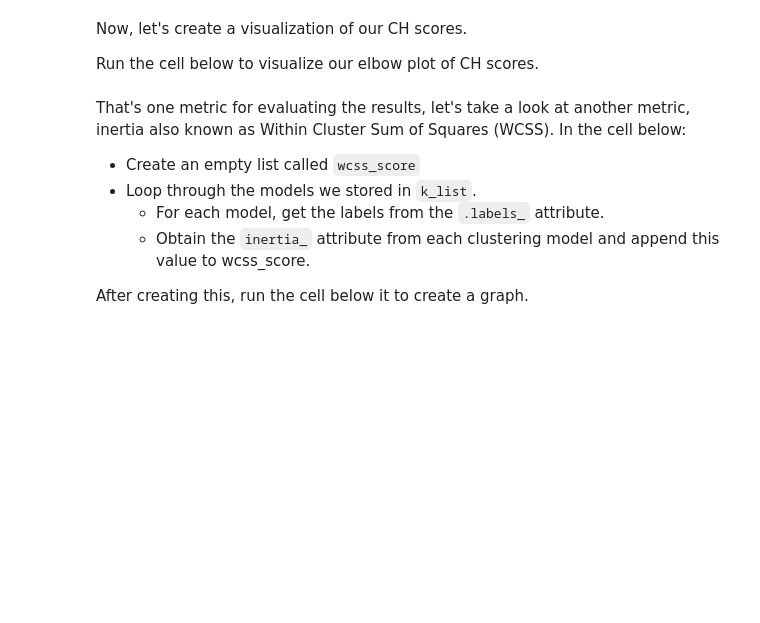
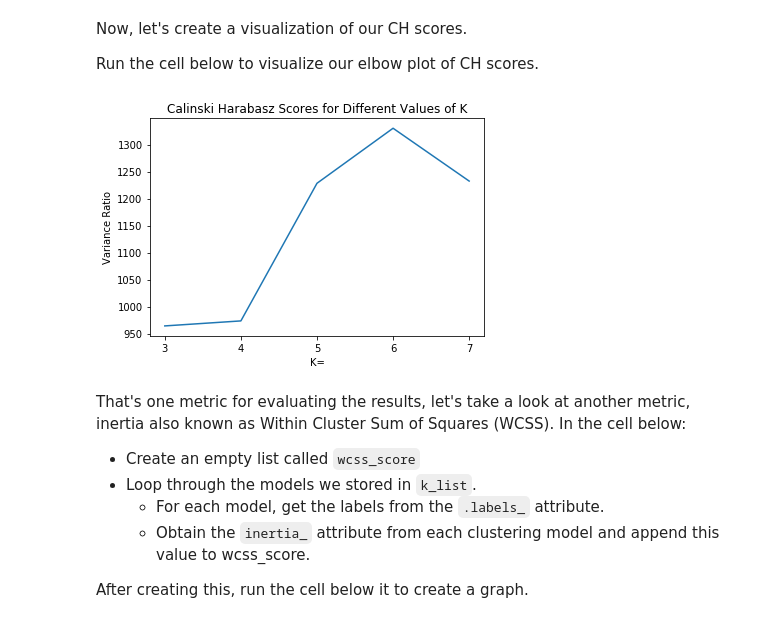
Before and after one commit to learn-co-curriculum/dsc-k-means-clustering-lab, a Jupyter notebook: index.ipynb, the cells around one changed output. Cells and saved outputs as stored; diff of their text form; code cells hidden in the pictures; blank space fills up the shorter version.

```diff
--- a/index.ipynb
+++ b/index.ipynb
@@ -123,6 +156,9 @@ In the cell below:
     * `cluster_std = 0.8`
 # %%
 X_2, y_2 = None
+# %%
+# __SOLUTION__
+X_2, y_2 = make_blobs(n_samples=400, n_features=2, centers=np.random.randint(3, 8))
 # %% [markdown]
 Now, we've created a dataset, but we don't know how many clusters actually exist in this dataset, so we don't know what value to set for K!
 
@@ -141,4 +177,13 @@ k_means_6 = None
 k_means_7 = None
 
 k_list = None
+# %%
+# __SOLUTION__
+k_means_3 = KMeans(n_clusters=3).fit(X_2)
+k_means_4 = KMeans(n_clusters=4).fit(X_2)
+k_means_5 = KMeans(n_clusters=5).fit(X_2)
+k_means_6 = KMeans(n_clusters=6).fit(X_2)
+k_means_7 = KMeans(n_clusters=7).fit(X_2)
+
+k_list = [k_means_3, k_means_4, k_means_5, k_means_6, k_means_7]
 # %% [markdown]
@@ -163,5 +213,12 @@ In the cell below:
 # %%
 CH_score = None
+# %%
+# __SOLUTION__
+CH_score = []
+
+for model in k_list:
+    labels = model.labels_
+    CH_score.append(calinski_harabasz_score(X_2, labels))
 # %% [markdown]
 Now, let's create a visualization of our CH scores.
 
@@ -173,6 +230,16 @@ plt.title("Calinski Harabaz Scores for Different Values of K")
 plt.ylabel("Variance Ratio")
 plt.xlabel("K=")
 plt.show()
+# %%
+# __SOLUTION__
+plt.plot([3, 4, 5, 6, 7], CH_score)
+plt.xticks([3,4,5,6,7])
+plt.title("Calinski Harabasz Scores for Different Values of K")
+plt.ylabel("Variance Ratio")
+plt.xlabel("K=")
+plt.show()
+# %% [output]
+[figure, added]
 # %% [markdown]
 That's one metric for evaluating the results, let's take a look at another metric, inertia also known as Within Cluster Sum of Squares (WCSS). In the cell below:
 
```
Also changed, not shown: parts of 21 cells of this notebook.
